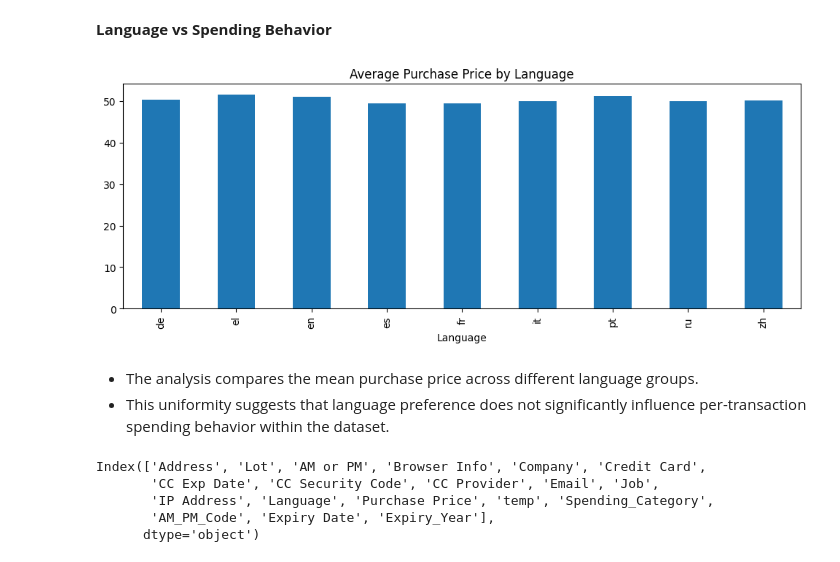
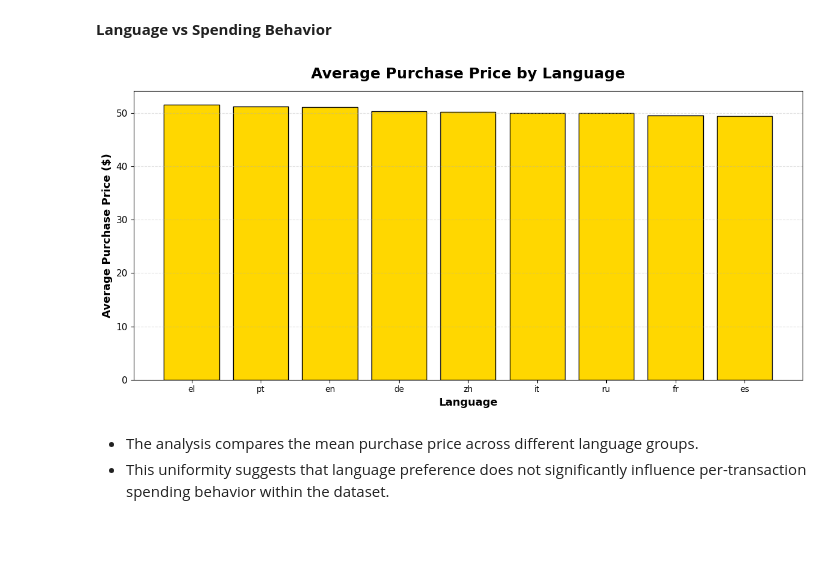
Before and after one commit to gp8573-tech/ecommerce_python_project, a Jupyter notebook: Ecommerce_Purchase_Analysis (2).ipynb, the cells around one changed output. Saved outputs shown, nothing was run; the diff lists cells and outputs as text; code cells hidden in the pictures; blank space fills up the shorter version.

```diff
--- a/Ecommerce_Purchase_Analysis (2).ipynb
+++ b/Ecommerce_Purchase_Analysis (2).ipynb
@@ -393,21 +419,36 @@ cc_analysis.sort_values(by='Total_Revenue', ascending=False)
 - This high revenue is primarily driven by their large transaction volumes, rather than exceptionally high average purchase values.
 # %% [markdown]
 **Language vs Spending Behavior**
-# %%
-data.groupby('Language')['Purchase Price'].mean().sort_values(ascending=False)
-data.groupby('Language')['Purchase Price'].mean().plot(kind='bar', figsize=(12,4))
-plt.title("Average Purchase Price by Language")
-plt.show()
-# %% [output]
-[figure, removed]
+# %%
+language_avg = data.groupby('Language')['Purchase Price'].mean().sort_values(ascending=False)
+plt.figure(figsize=(12,6))
+
+bars = plt.bar(language_avg.index,
+    language_avg.values,
+    color="gold",
+    edgecolor="black",
+    linewidth=1)
+
+plt.title("Average Purchase Price by Language",
+    fontsize=18,
+    fontweight="bold",
+    pad=15)
+
+plt.xlabel("Language",
+    fontsize=13,
+    fontweight="bold")
+
+plt.ylabel("Average Purchase Price ($)",
+    fontsize=13,
+    fontweight="bold")
+plt.yticks(fontsize=11)
+
+plt.grid(axis="y", linestyle="--", alpha=0.4)
+
+plt.tight_layout()
+plt.show()
+# %% [output]
+[figure, added]
 # %% [markdown]
 - The analysis compares the mean purchase price across different language groups.
 - This uniformity suggests that language preference does not significantly influence per-transaction spending behavior within the dataset.
-# %%
-data.columns
-# %% [output]
-Index(['Address', 'Lot', 'AM or PM', 'Browser Info', 'Company', 'Credit Card',
-       'CC Exp Date', 'CC Security Code', 'CC Provider', 'Email', 'Job',
-       'IP Address', 'Language', 'Purchase Price', 'temp', 'Spending_Category',
-       'AM_PM_Code', 'Expiry Date', 'Expiry_Year'],
-      dtype='object')
```
Also changed, not shown: parts of 28 cells of this notebook.
